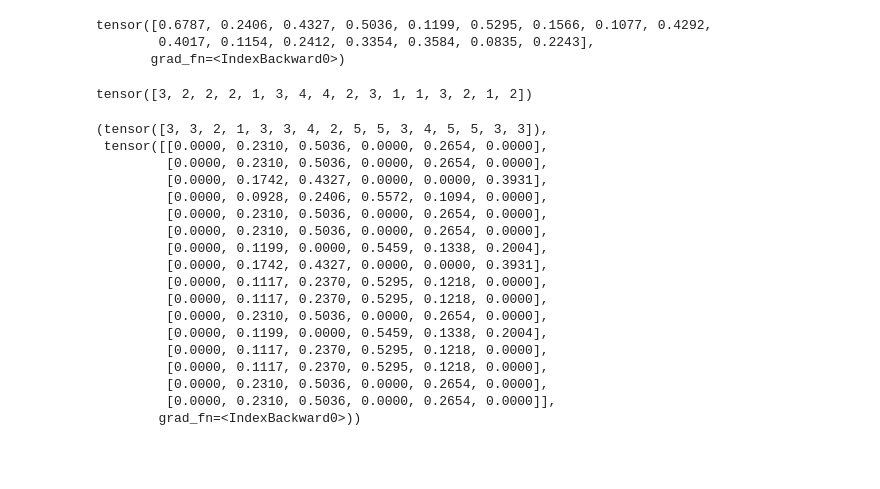
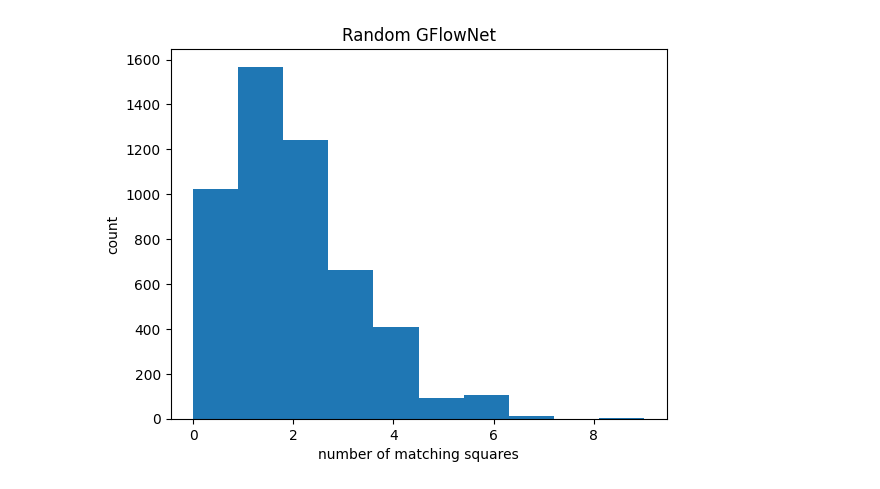
Before and after one commit to andrzeng/gflowgame, a Jupyter notebook: helloworld.ipynb, the cells around one changed output. Drawn from its saved outputs; the diff is of its cells as text; code cells hidden in the pictures; blank space fills up the shorter version.

Commit message:
simple stat check

```diff
--- a/helloworld.ipynb
+++ b/helloworld.ipynb
@@ -8,3 +8,16 @@ import sys
 from model import BoardGFLowNet
 from board import random_board, get_reward, move, create_action_mask
 import wandb
+# %%
+lr=1e-4
+decoder_layers=3
+encoder_layers=3
+embed_dim=32
+d_ff=16
+n_heads=8
+batch_size=512
+side_len=3
+max_steps=20
+total_batches=1000
+checkpoint_freq=10
+gfn = BoardGFLowNet(side_len, embed_dim, d_ff, n_heads, encoder_layers, decoder_layers, 6)
@@ -222,31 +108,0 @@ new_moves, last_logits = sample_move(b, l, False)
-# %%
-last_logits
-# %% [output]
-tensor([0.6787, 0.2406, 0.4327, 0.5036, 0.1199, 0.5295, 0.1566, 0.1077, 0.4292,
-        0.4017, 0.1154, 0.2412, 0.3354, 0.3584, 0.0835, 0.2243],
-       grad_fn=<IndexBackward0>)
-# %%
-new_moves
-# %% [output]
-tensor([3, 2, 2, 2, 1, 3, 4, 4, 2, 3, 1, 1, 3, 2, 1, 2])
-# %%
-new_moves, last_logits
-# %% [output]
-(tensor([3, 3, 2, 1, 3, 3, 4, 2, 5, 5, 3, 4, 5, 5, 3, 3]),
- tensor([[0.0000, 0.2310, 0.5036, 0.0000, 0.2654, 0.0000],
-         [0.0000, 0.2310, 0.5036, 0.0000, 0.2654, 0.0000],
-         [0.0000, 0.1742, 0.4327, 0.0000, 0.0000, 0.3931],
-         [0.0000, 0.0928, 0.2406, 0.5572, 0.1094, 0.0000],
-         [0.0000, 0.2310, 0.5036, 0.0000, 0.2654, 0.0000],
-         [0.0000, 0.2310, 0.5036, 0.0000, 0.2654, 0.0000],
-         [0.0000, 0.1199, 0.0000, 0.5459, 0.1338, 0.2004],
-         [0.0000, 0.1742, 0.4327, 0.0000, 0.0000, 0.3931],
-         [0.0000, 0.1117, 0.2370, 0.5295, 0.1218, 0.0000],
-         [0.0000, 0.1117, 0.2370, 0.5295, 0.1218, 0.0000],
-         [0.0000, 0.2310, 0.5036, 0.0000, 0.2654, 0.0000],
-         [0.0000, 0.1199, 0.0000, 0.5459, 0.1338, 0.2004],
-         [0.0000, 0.1117, 0.2370, 0.5295, 0.1218, 0.0000],
-         [0.0000, 0.1117, 0.2370, 0.5295, 0.1218, 0.0000],
-         [0.0000, 0.2310, 0.5036, 0.0000, 0.2654, 0.0000],
-         [0.0000, 0.2310, 0.5036, 0.0000, 0.2654, 0.0000]],
-        grad_fn=<IndexBackward0>))
@@ -252,0 +111,9 @@ new_moves, last_logits
+# %%
+plt.hist(sampled_matchings)
+
+plt.ylabel('count')
+plt.xlabel('number of matching squares')
+plt.title('Random GFlowNet')
+import numpy as np
+# %% [output]
+[figure, added]
```
Also changed, not shown: parts of 18 cells of this notebook, 3 other files.
